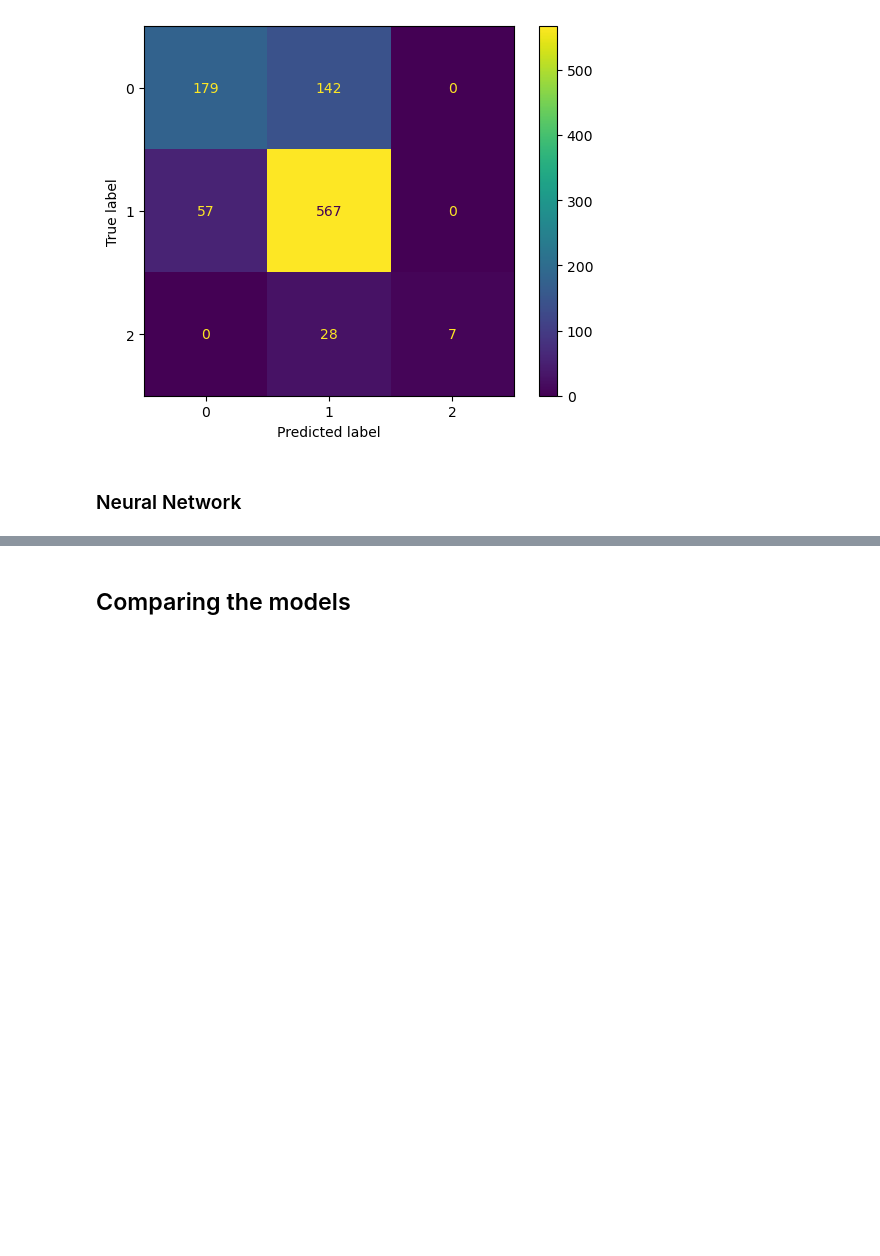
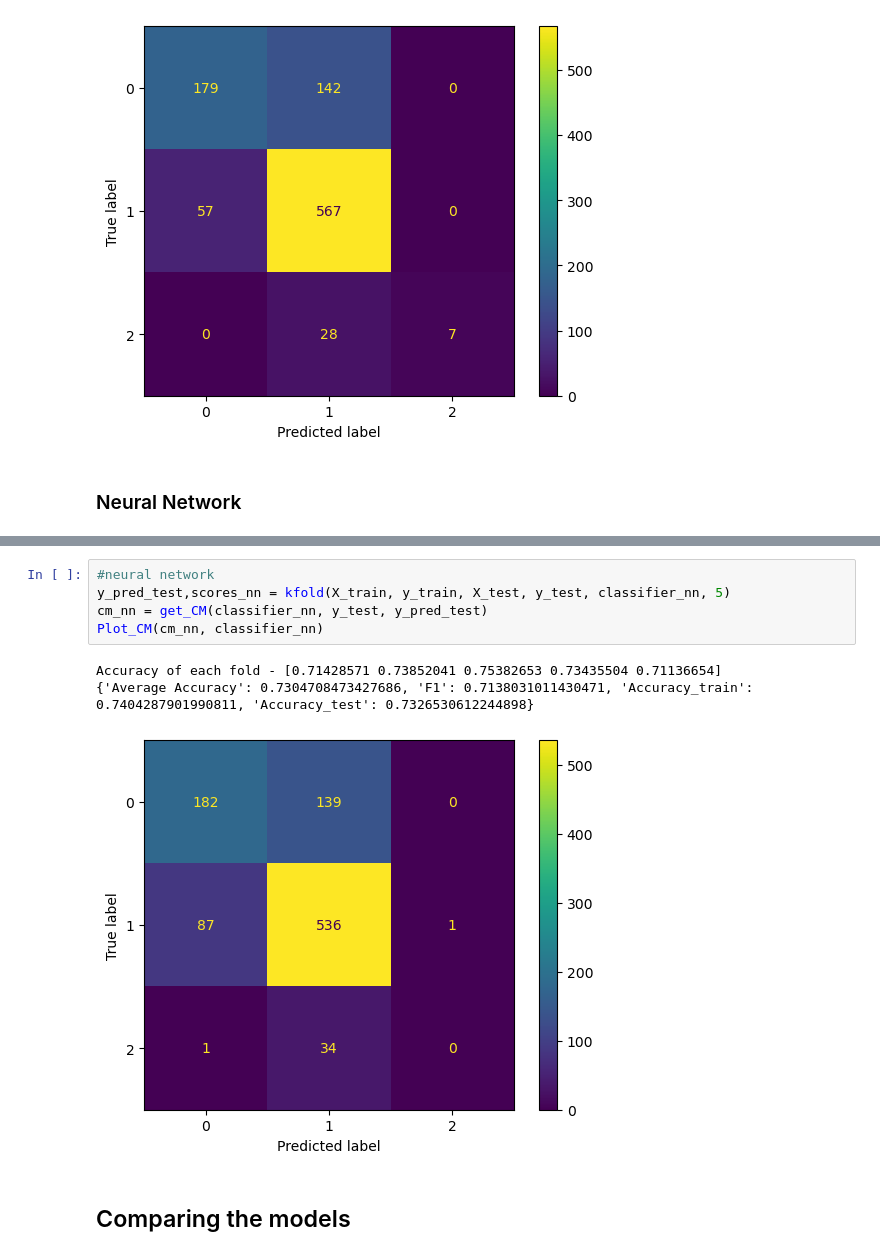
Before and after one commit to franciscomonteiro85/faa-wine-project, a Jupyter notebook: Wine_quality_project.ipynb, the cells around one changed output, grey strips where cells are left out. Drawn from its saved outputs; the diff is of its cells as text; blank space fills up the shorter version.

```diff
--- a/Wine_quality_project.ipynb
+++ b/Wine_quality_project.ipynb
@@ -472,3 +518,12 @@ weighted avg       0.73      0.74      0.73       980
+# %%
+#neural network
+y_pred_test,scores_nn = kfold(X_train, y_train, X_test, y_test, classifier_nn, 5)
+cm_nn = get_CM(classifier_nn, y_test, y_pred_test)
+Plot_CM(cm_nn, classifier_nn)
+# %% [output]
+Accuracy of each fold - [0.71428571 0.73852041 0.75382653 0.73435504 0.71136654]
+{'Average Accuracy': 0.7304708473427686, 'F1': 0.7138031011430471, 'Accuracy_train': 0.7404287901990811, 'Accuracy_test': 0.7326530612244898}
+[figure, added]
 # %% [markdown]
 ## Comparing the models
 # %%
```
Also changed, not shown: parts of 14 cells of this notebook, 1 other file.
